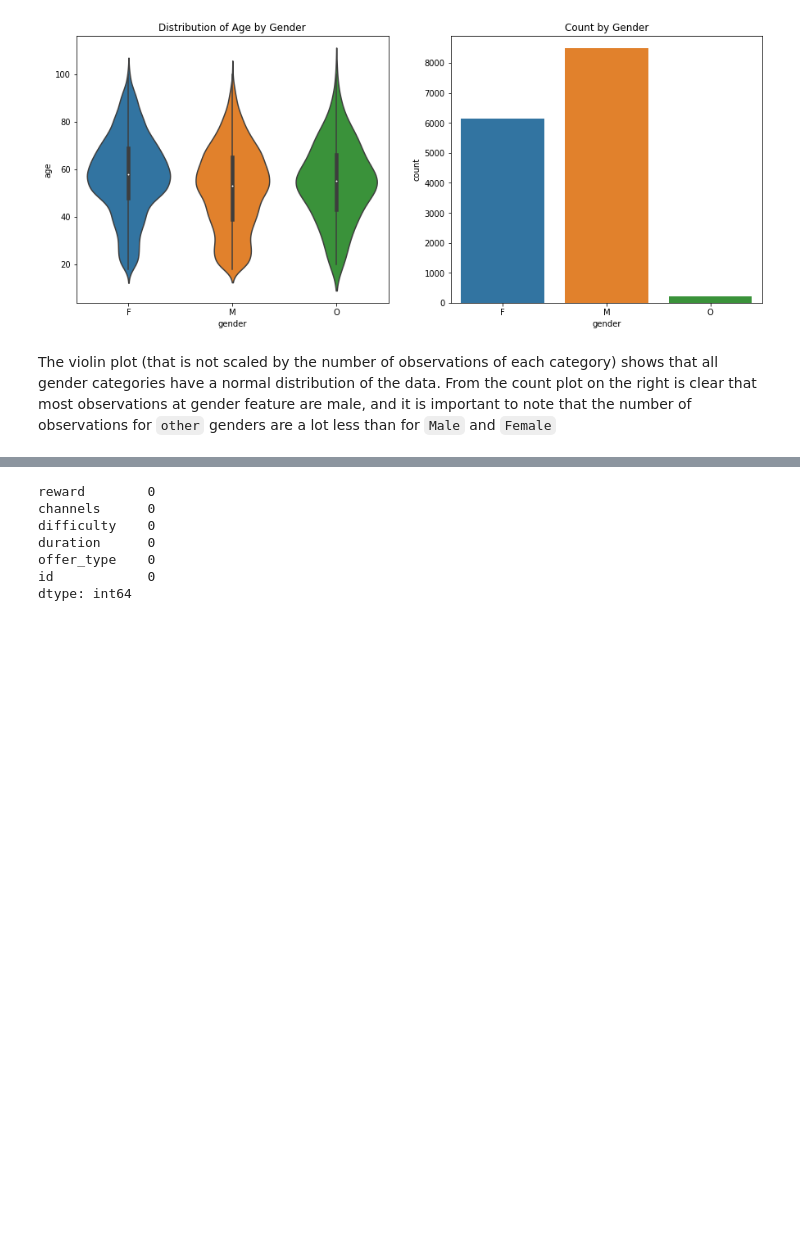
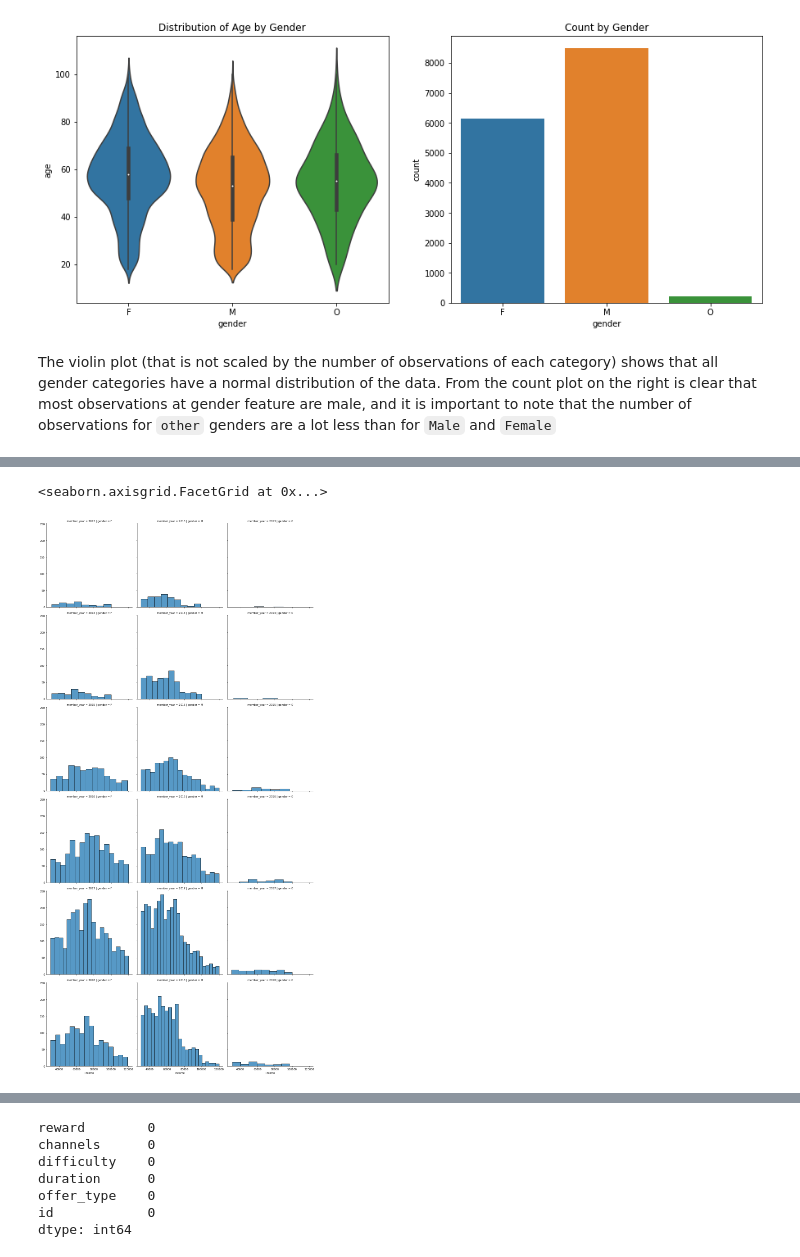
Before and after one commit to Haroldg94/Udacity-Machine-Learning-Engineer-Nanodegree, a Jupyter notebook: Capstone_project.ipynb, the cells around one changed output, grey strips where cells are left out. Saved outputs shown, nothing was run; the diff lists cells and outputs as text; code cells hidden in the pictures; blank space fills up the shorter version.

```diff
--- a/Capstone_project.ipynb
+++ b/Capstone_project.ipynb
@@ -172,3 +186,12 @@ The above plot shows us that number of male and female of the new customers thro
+# %%
+sns.FacetGrid(data = profile,
+              col = 'gender',
+              row = 'member_year',
+              height = 5
+             ).map(sns.histplot,'income')
+# %% [output]
+<seaborn.axisgrid.FacetGrid at 0x...>
+[figure, added]
 # %%
 portfolio.head()
 # %% [output]
```
Also changed, not shown: parts of 4 cells of this notebook.
